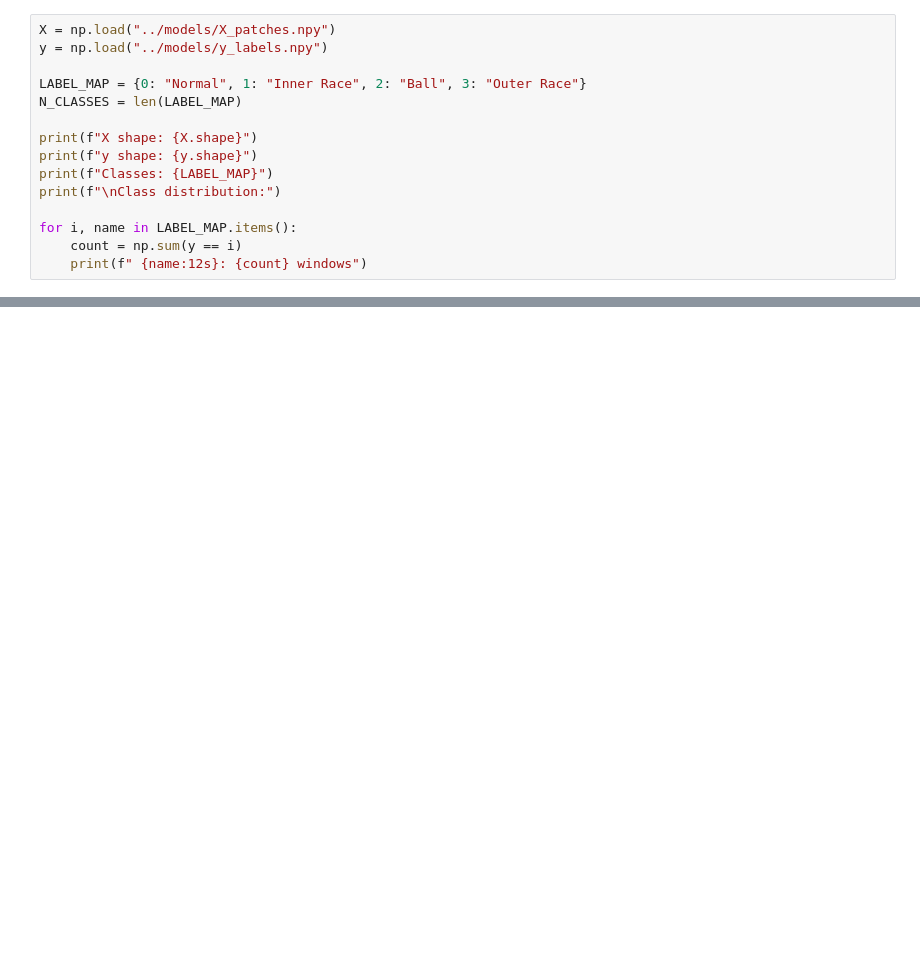
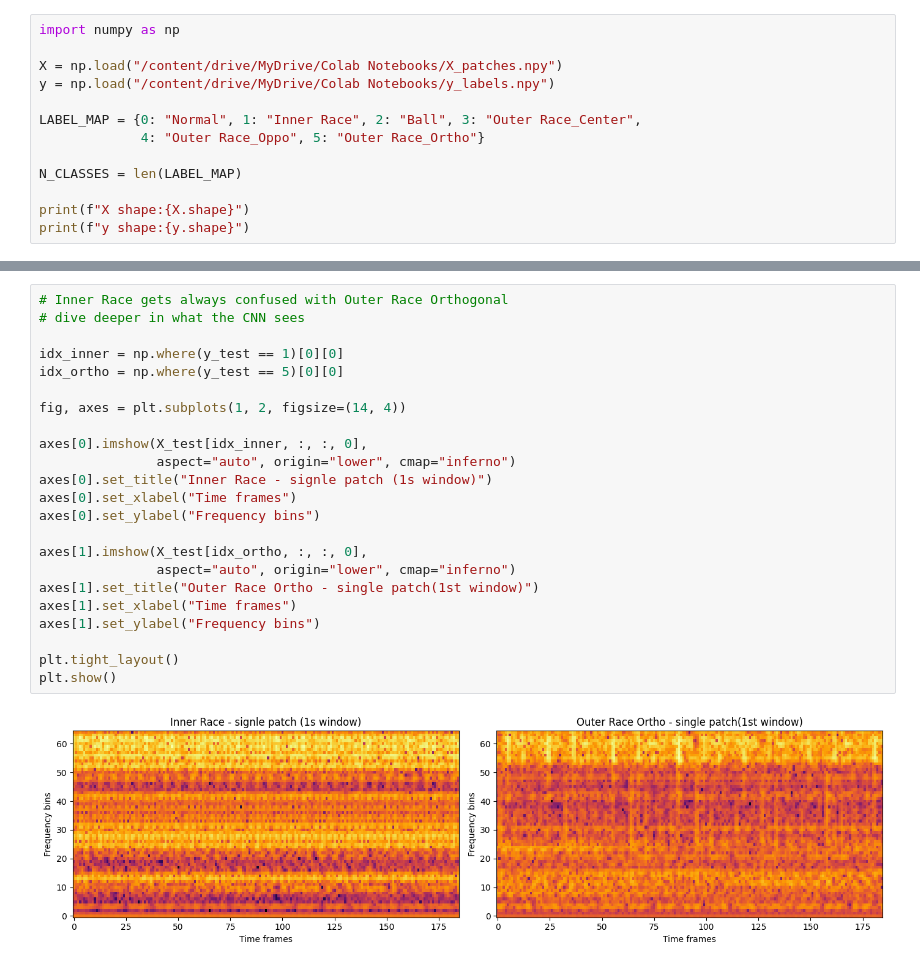
Before and after one commit to GaTe92/BearingFaultDetection, a Jupyter notebook: notebooks/03_cnn_training.ipynb, the cells around one changed output, grey strips where cells are left out. Saved outputs shown, nothing was run; the diff lists cells and outputs as text; blank space fills up the shorter version.

Commit message:
database extension and fully trained CNN-LSTM Model

```diff
--- a/notebooks/03_cnn_training.ipynb
+++ b/notebooks/03_cnn_training.ipynb
@@ -5,16 +6,14 @@ from pathlib import Path
 # %%
-X = np.load("../models/X_patches.npy")
-y = np.load("../models/y_labels.npy")
+import numpy as np
 
-LABEL_MAP = {0: "Normal", 1: "Inner Race", 2: "Ball", 3: "Outer Race"}
+X = np.load("/content/drive/MyDrive/Colab Notebooks/X_patches.npy")
+y = np.load("/content/drive/MyDrive/Colab Notebooks/y_labels.npy")
+
+LABEL_MAP = {0: "Normal", 1: "Inner Race", 2: "Ball", 3: "Outer Race_Center",
+             4: "Outer Race_Oppo", 5: "Outer Race_Ortho"}
+
 N_CLASSES = len(LABEL_MAP)
 
-print(f"X shape: {X.shape}")
-print(f"y shape: {y.shape}")
-print(f"Classes: {LABEL_MAP}")
-print(f"\nClass distribution:")
-
-for i, name in LABEL_MAP.items():
-    count = np.sum(y == i)
-    print(f" {name:12s}: {count} windows")
+print(f"X shape:{X.shape}")
+print(f"y shape:{y.shape}")
 # %% [output]
@@ -124,0 +235,25 @@ print(sys.executable)
+# %%
+# Inner Race gets always confused with Outer Race Orthogonal
+# dive deeper in what the CNN sees
+
+idx_inner = np.where(y_test == 1)[0][0]
+idx_ortho = np.where(y_test == 5)[0][0]
+
+fig, axes = plt.subplots(1, 2, figsize=(14, 4))
+
+axes[0].imshow(X_test[idx_inner, :, :, 0],
+               aspect="auto", origin="lower", cmap="inferno")
+axes[0].set_title("Inner Race - signle patch (1s window)")
+axes[0].set_xlabel("Time frames")
+axes[0].set_ylabel("Frequency bins")
+
+axes[1].imshow(X_test[idx_ortho, :, :, 0],
+               aspect="auto", origin="lower", cmap="inferno")
+axes[1].set_title("Outer Race Ortho - single patch(1st window)")
+axes[1].set_xlabel("Time frames")
+axes[1].set_ylabel("Frequency bins")
+
+plt.tight_layout()
+plt.show()
+# %% [output]
+[figure, added]
```
Also changed, not shown: parts of 17 cells of this notebook, 23 other files.
